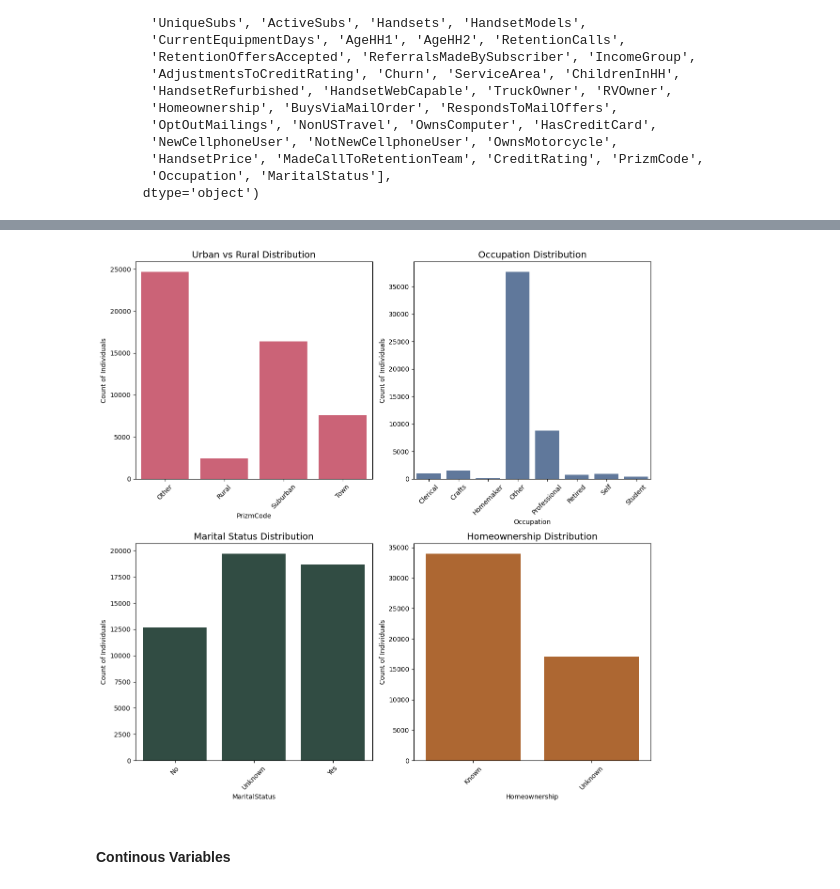
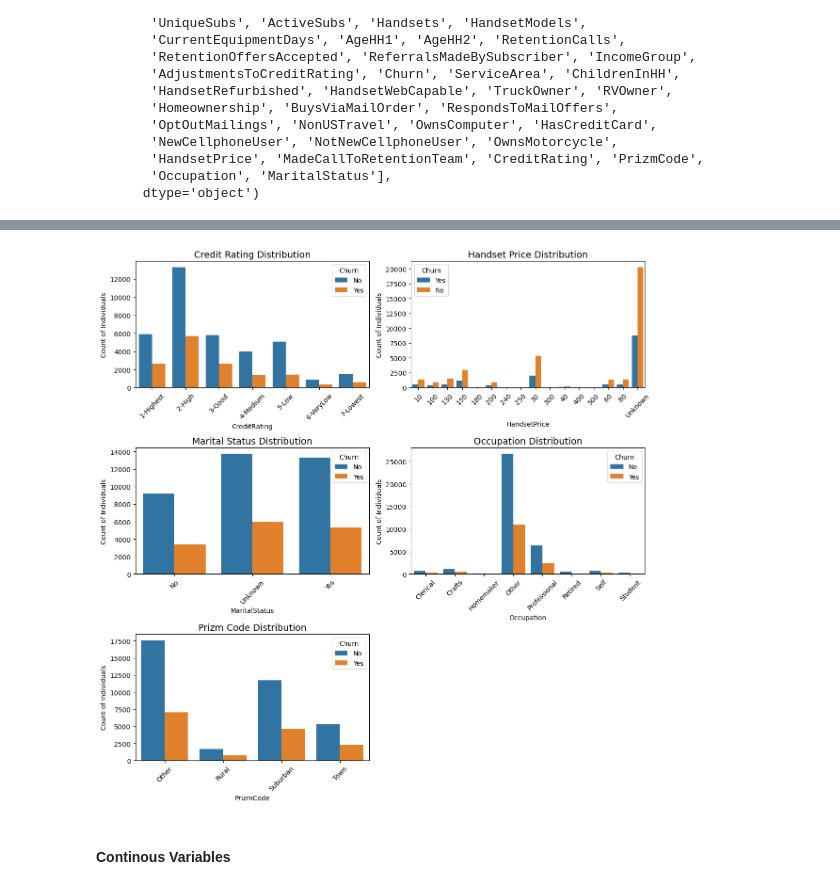
Before and after one commit to kayleeisokay/cs109a_final_project, a Jupyter notebook: MS3.ipynb, the cells around one changed output, grey strips where cells are left out. Cells and saved outputs as stored; diff of their text form; code cells hidden in the pictures.

```diff
--- a/MS3.ipynb
+++ b/MS3.ipynb
@@ -26,8 +22,8 @@ from sklearn.preprocessing import PowerTransformer
 # %% [markdown]
 ### Data Description
 # %%
-train = pd.read_csv('train_clean.csv')
-test = pd.read_csv('test_clean.csv')
+train = pd.read_csv('./data/train_clean.csv')
+test = pd.read_csv('./data/test_clean.csv')
 # %%
 pass
 # %% [markdown]
@@ -80,0 +52,7 @@ colors_of_seoul = [
+# %%
+binary_vars = train.columns[train.nunique() == 2]
+categorical_vars = train.select_dtypes(include=['object']).columns
+categorical_vars = list(set(categorical_vars) - set(binary_vars))
+
+discrete_vars = train.select_dtypes(include=['int64']).columns
+continuous_vars = train.select_dtypes(include=['float64']).columns
@@ -81,16 +81,17 @@ colors_of_seoul = [
 # %%
-fig, ax = plt.subplots(1, 2, figsize=(12, 6))
+fig, ax = plt.subplots(4, 2, figsize=(12, 12))
 
-for ax, column, color in zip(ax.ravel(), financial_columns.keys(), colors_of_seoul):
-    counts = train[column].value_counts().reset_index()
+for ax, column in zip(ax.ravel(), discrete_vars[1:]): # Drop ID
+    counts = train[[column, "Churn"]].groupby('Churn').value_counts().reset_index()
     counts = counts.sort_values(column)
 
-    sns.barplot(x=column, y='count', data=counts, ax=ax, color=color)
-    ax.set_title(f'{financial_columns[column]} Distribution', fontsize=14)
+    sns.barplot(x=column, y='count', data=counts, ax=ax, hue="Churn")
+    ax.set_title(f'{split_camel_case(column)} Distribution', fontsize=14)
     ax.set_ylabel('Count of Individuals')
     ax.set_xlabel(column)
-    ax.set_xticks(np.arange(counts.shape[0]))
-    ax.set_xticklabels(counts[column], rotation=45)
+    if len(counts) > 4:
+        x_ticks = ax.get_xticks()
+        ax.set_xticks(x_ticks[::4])
 
 plt.tight_layout()
 # %% [output]
@@ -100,19 +101,23 @@ plt.tight_layout()
+# %%
+categorical_vars.remove('ServiceArea')
 # %%
-fig, ax = plt.subplots(2, 2, figsize=(12, 12))
+fig, ax = plt.subplots(3, 2, figsize=(12, 12))
 
-for ax, column, color in zip(ax.ravel(), demographic_columns.keys(), colors_of_seoul):
-    counts = train[column].value_counts().reset_index()
+axes = ax.ravel()
+for ax, column in zip(axes, categorical_vars): # Drop ID
+    counts = train[[column, "Churn"]].groupby('Churn').value_counts().reset_index()
     counts = counts.sort_values(column)
 
-    sns.barplot(x=column, y='count', data=counts, ax=ax, color=color)
-    ax.set_title(f'{demographic_columns[column]} Distribution', fontsize=14)
+    sns.barplot(x=column, y='count', hue="Churn", data=counts, ax=ax)
+    ax.set_title(f'{split_camel_case(column)} Distribution', fontsize=14)
     ax.set_ylabel('Count of Individuals')
     ax.set_xlabel(column)
-    ax.set_xticks(np.arange(counts.shape[0]))
-    ax.set_xticklabels(counts[column], rotation=45)
+    ax.tick_params(axis='x', rotation=45)
+
+axes[-1].set_visible(False)
 
 plt.tight_layout()
 # %% [output]
-[figure, old version]
+[figure, new version]
 # %% [markdown]
 #### Continous Variables
```
Also changed, not shown: parts of 26 cells of this notebook.
